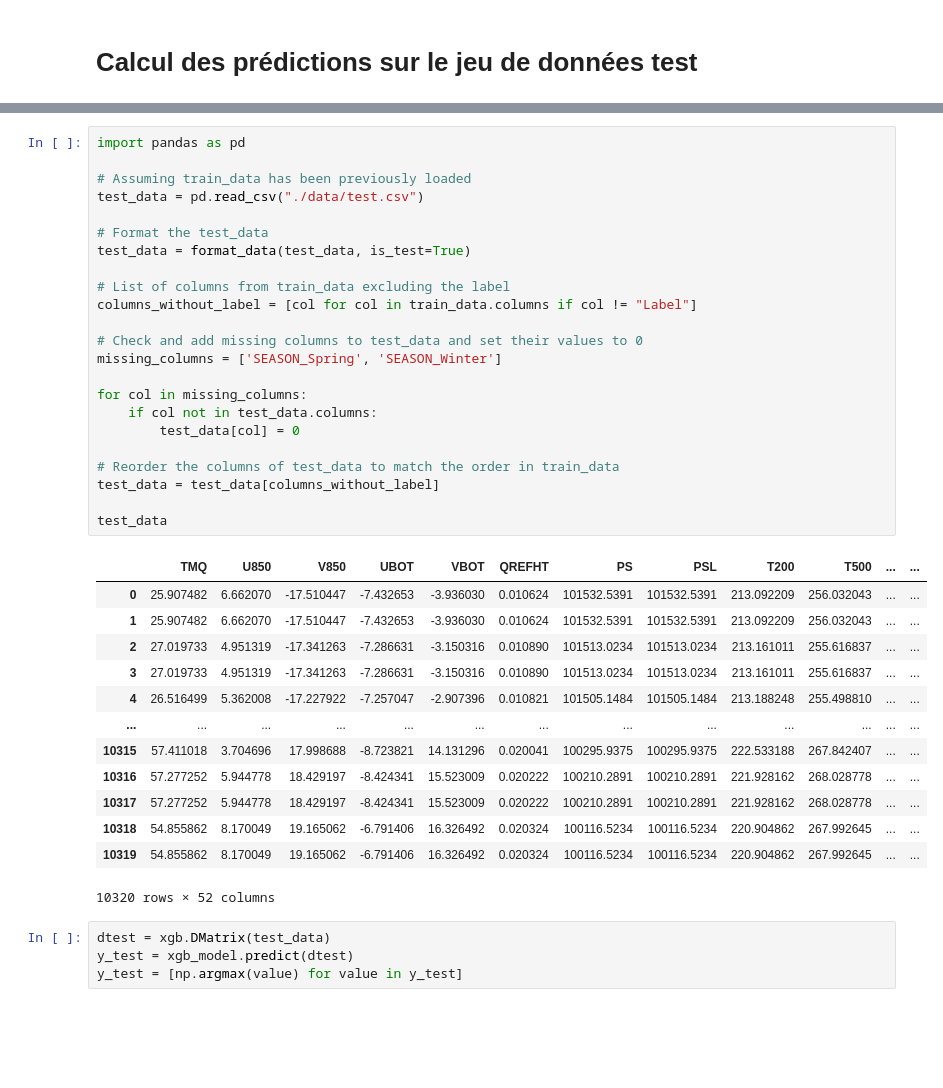
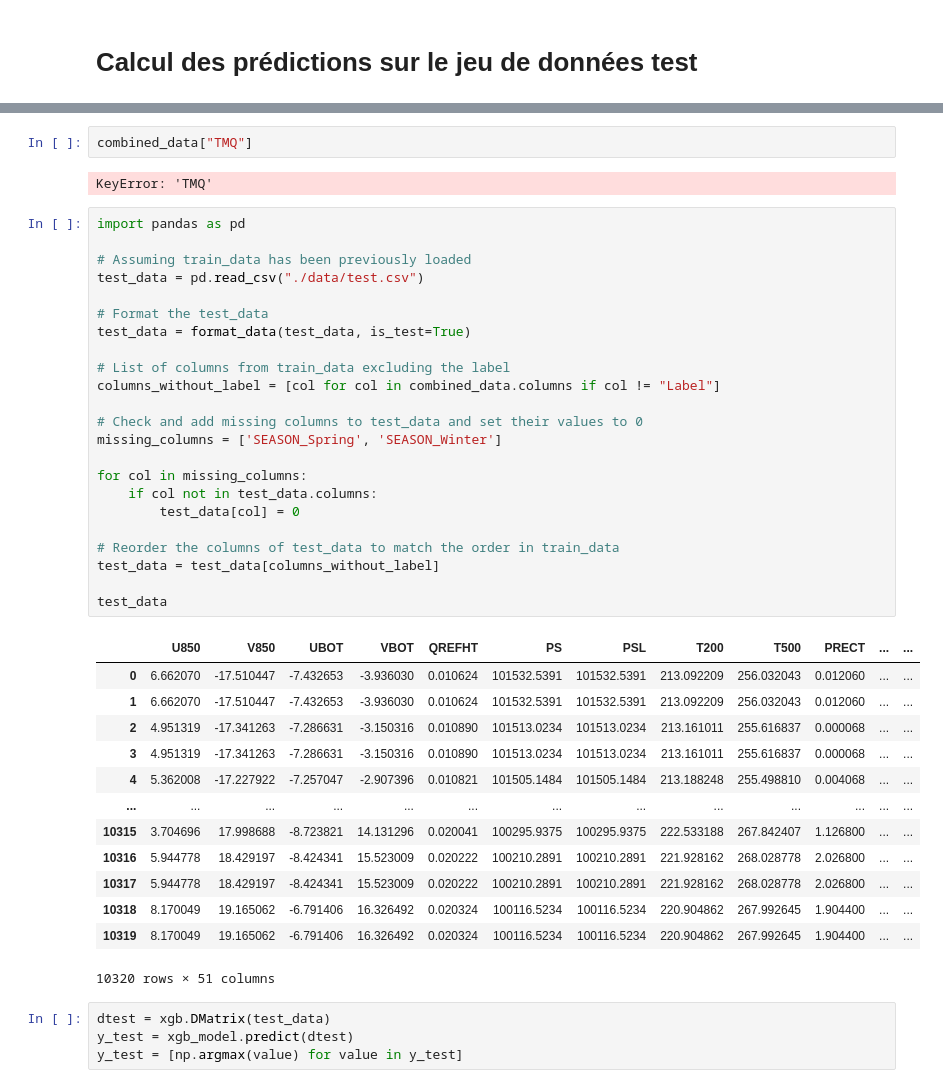
Before and after one commit to AlexMaggioni/Kaggle1, a Jupyter notebook: xgboost.ipynb, the cells around one changed output, grey strips where cells are left out. Saved outputs shown, nothing was run; the diff lists cells and outputs as text; blank space fills up the shorter version.

```diff
--- a/xgboost.ipynb
+++ b/xgboost.ipynb
@@ -116,40 +363,44 @@ Validation Accuracy: 99.39%
+# %%
+combined_data["TMQ"]
+# %% [output]
+KeyError: 'TMQ'
 # %%
 import pandas as pd
 
 # Assuming train_data has been previously loaded
 test_data = pd.read_csv("./data/test.csv")
 
 # Format the test_data
 test_data = format_data(test_data, is_test=True)
 
 # List of columns from train_data excluding the label
-columns_without_label = [col for col in train_data.columns if col != "Label"]
+columns_without_label = [col for col in combined_data.columns if col != "Label"]
 
 # Check and add missing columns to test_data and set their values to 0
 missing_columns = ['SEASON_Spring', 'SEASON_Winter']
 
 for col in missing_columns:
     if col not in test_data.columns:
         test_data[col] = 0
 
 # Reorder the columns of test_data to match the order in train_data
 test_data = test_data[columns_without_label]
 
 test_data
 # %% [output]
-|  | TMQ | U850 | V850 | UBOT | VBOT | QREFHT | PS | PSL | T200 | T500 | ... | ... |
-| 0 | 25.907482 | 6.662070 | -17.510447 | -7.432653 | -3.936030 | 0.010624 | 101532.5391 | 101532.5391 | 213.092209 | 256.032043 | ... | ... |
-| 1 | 25.907482 | 6.662070 | -17.510447 | -7.432653 | -3.936030 | 0.010624 | 101532.5391 | 101532.5391 | 213.092209 | 256.032043 | ... | ... |
-| 2 | 27.019733 | 4.951319 | -17.341263 | -7.286631 | -3.150316 | 0.010890 | 101513.0234 | 101513.0234 | 213.161011 | 255.616837 | ... | ... |
-| 3 | 27.019733 | 4.951319 | -17.341263 | -7.286631 | -3.150316 | 0.010890 | 101513.0234 | 101513.0234 | 213.161011 | 255.616837 | ... | ... |
-| 4 | 26.516499 | 5.362008 | -17.227922 | -7.257047 | -2.907396 | 0.010821 | 101505.1484 | 101505.1484 | 213.188248 | 255.498810 | ... | ... |
+|  | U850 | V850 | UBOT | VBOT | QREFHT | PS | PSL | T200 | T500 | PRECT | ... | ... |
+| 0 | 6.662070 | -17.510447 | -7.432653 | -3.936030 | 0.010624 | 101532.5391 | 101532.5391 | 213.092209 | 256.032043 | 0.012060 | ... | ... |
+| 1 | 6.662070 | -17.510447 | -7.432653 | -3.936030 | 0.010624 | 101532.5391 | 101532.5391 | 213.092209 | 256.032043 | 0.012060 | ... | ... |
+| 2 | 4.951319 | -17.341263 | -7.286631 | -3.150316 | 0.010890 | 101513.0234 | 101513.0234 | 213.161011 | 255.616837 | 0.000068 | ... | ... |
+| 3 | 4.951319 | -17.341263 | -7.286631 | -3.150316 | 0.010890 | 101513.0234 | 101513.0234 | 213.161011 | 255.616837 | 0.000068 | ... | ... |
+| 4 | 5.362008 | -17.227922 | -7.257047 | -2.907396 | 0.010821 | 101505.1484 | 101505.1484 | 213.188248 | 255.498810 | 0.004068 | ... | ... |
 | ... | ... | ... | ... | ... | ... | ... | ... | ... | ... | ... | ... | ... |
-| 10315 | 57.411018 | 3.704696 | 17.998688 | -8.723821 | 14.131296 | 0.020041 | 100295.9375 | 100295.9375 | 222.533188 | 267.842407 | ... | ... |
-| 10316 | 57.277252 | 5.944778 | 18.429197 | -8.424341 | 15.523009 | 0.020222 | 100210.2891 | 100210.2891 | 221.928162 | 268.028778 | ... | ... |
-| 10317 | 57.277252 | 5.944778 | 18.429197 | -8.424341 | 15.523009 | 0.020222 | 100210.2891 | 100210.2891 | 221.928162 | 268.028778 | ... | ... |
-| 10318 | 54.855862 | 8.170049 | 19.165062 | -6.791406 | 16.326492 | 0.020324 | 100116.5234 | 100116.5234 | 220.904862 | 267.992645 | ... | ... |
-| 10319 | 54.855862 | 8.170049 | 19.165062 | -6.791406 | 16.326492 | 0.020324 | 100116.5234 | 100116.5234 | 220.904862 | 267.992645 | ... | ... |
+| 10315 | 3.704696 | 17.998688 | -8.723821 | 14.131296 | 0.020041 | 100295.9375 | 100295.9375 | 222.533188 | 267.842407 | 1.126800 | ... | ... |
+| 10316 | 5.944778 | 18.429197 | -8.424341 | 15.523009 | 0.020222 | 100210.2891 | 100210.2891 | 221.928162 | 268.028778 | 2.026800 | ... | ... |
+| 10317 | 5.944778 | 18.429197 | -8.424341 | 15.523009 | 0.020222 | 100210.2891 | 100210.2891 | 221.928162 | 268.028778 | 2.026800 | ... | ... |
+| 10318 | 8.170049 | 19.165062 | -6.791406 | 16.326492 | 0.020324 | 100116.5234 | 100116.5234 | 220.904862 | 267.992645 | 1.904400 | ... | ... |
+| 10319 | 8.170049 | 19.165062 | -6.791406 | 16.326492 | 0.020324 | 100116.5234 | 100116.5234 | 220.904862 | 267.992645 | 1.904400 | ... | ... |
-10320 rows × 52 columns
+10320 rows × 51 columns
 # %%
 dtest = xgb.DMatrix(test_data)
 y_test = xgb_model.predict(dtest)
```
Also changed, not shown: parts of 22 cells of this notebook, 1 other file.
